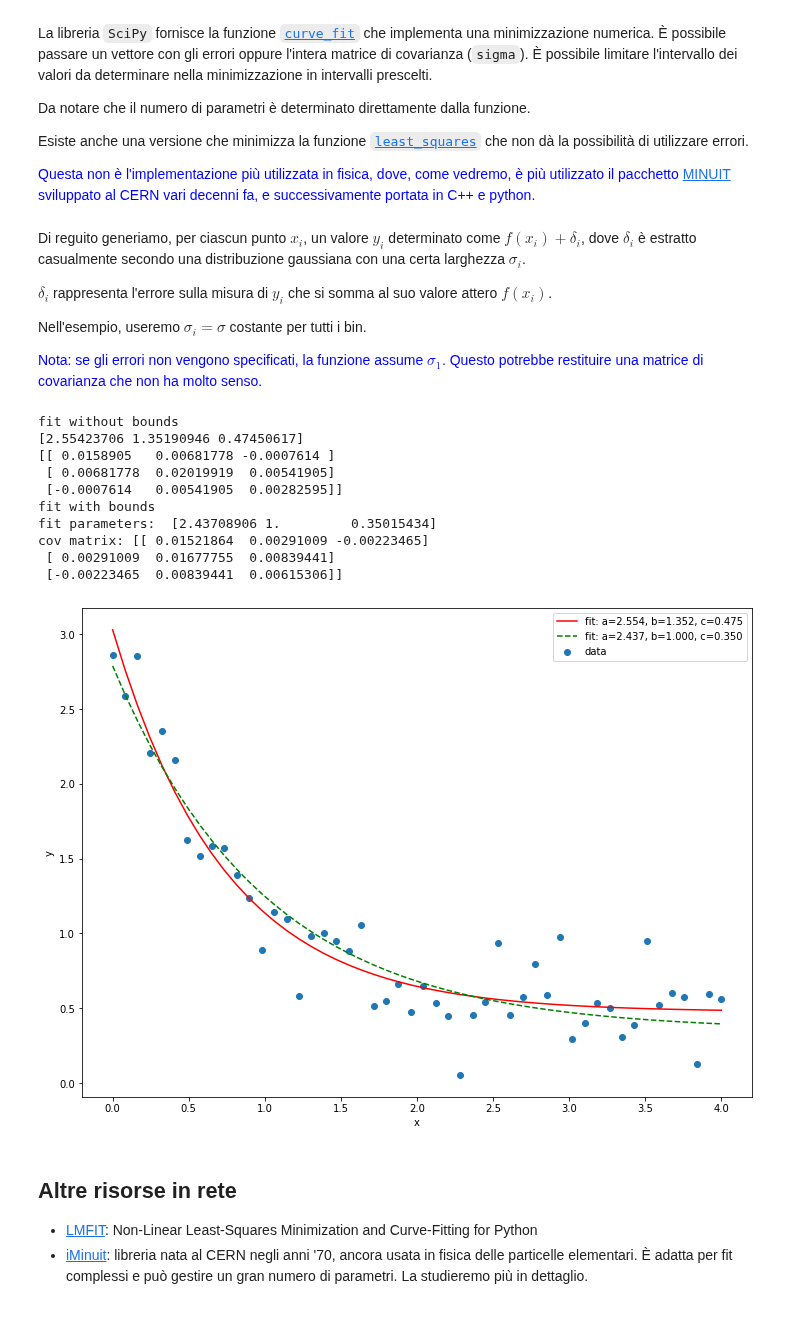
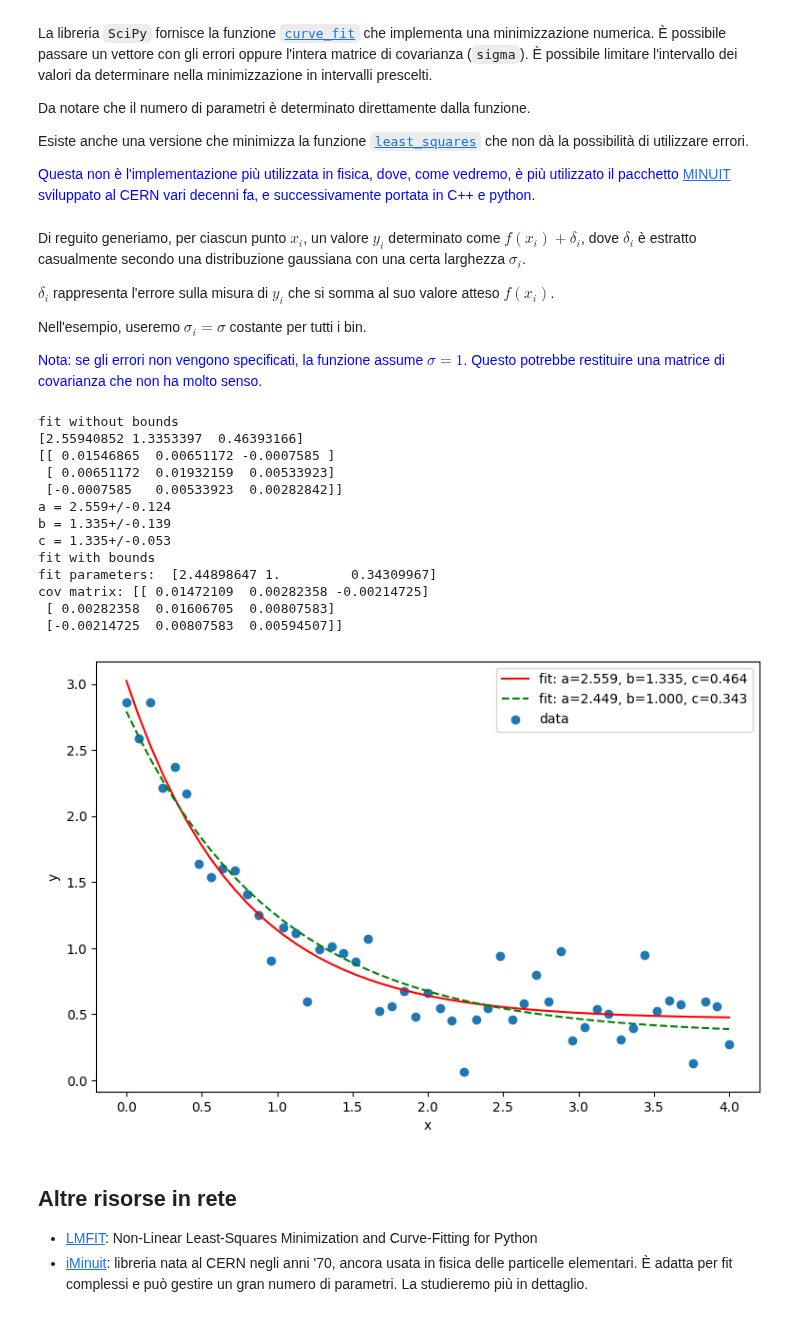
Before and after one commit to lucalista/analisi-dati-2021, a Jupyter notebook: 15.01.00__Metodi_del_minimo_chi2_e_dei_minimi_quadrati.ipynb, the cells around one changed output. Drawn from its saved outputs; the diff is of its cells as text; code cells hidden in the pictures.

```diff
--- a/15.01.00__Metodi_del_minimo_chi2_e_dei_minimi_quadrati.ipynb
+++ b/15.01.00__Metodi_del_minimo_chi2_e_dei_minimi_quadrati.ipynb
@@ -91,52 +92,58 @@ def func(x, a, b, c):
 # %% [markdown]
 Di reguito generiamo, per ciascun punto $x_i$, un valore $y_i$ determinato come $f(x_i)+\delta_i$, dove $\delta_i$ è estratto casualmente secondo una distribuzione gaussiana con una certa larghezza $\sigma_i$.
 
-$\delta_i$ rappresenta l'errore sulla misura di $y_i$ che si somma al suo valore attero $f(x_i)$.
+$\delta_i$ rappresenta l'errore sulla misura di $y_i$ che si somma al suo valore atteso $f(x_i)$.
 
 Nell'esempio, useremo $\sigma_i=\sigma$ costante per tutti i bin.
 
-<span style="color: blue">Nota: se gli errori non vengono specificati, la funzione assume $\sigma_1$. Questo potrebbe restituire una matrice di covarianza che non ha molto senso.</span>
+<span style="color: blue">Nota: se gli errori non vengono specificati, la funzione assume $\sigma=1$. Questo potrebbe restituire una matrice di covarianza che non ha molto senso.</span>
+# %%
+xdata = np.linspace(0, 4, 51)
+y = func(xdata, 2.5, 1.3, 0.5)
+np.random.seed(1729)
+sigma = 0.2
+ynoise = sigma * np.random.normal(size=xdata.size)
+ydata = y + ynoise
+sigmas = np.array([sigma]*xdata.size)
 # %%
-xdata = np.linspace(0, 4, 50)
-y = func(xdata, 2.5, 1.3, 0.5)
-np.random.seed(1729)
-sigma = 0.2
-ynoise = sigma * np.random.normal(size=xdata.size)
-ydata = y + ynoise
-sigmas = [sigma]*len(y)
-
-plt.figure(figsize=(12,9))
+plt.figure(figsize=(9,6), dpi=100)
 plt.scatter(x=xdata, y=ydata, label='data')
-popt, pcov = curve_fit(func, xdata, ydata, sigma=sigmas)
+popt, pcov = curve_fit(func, xdata, ydata, p0=[2, 1, 0], sigma=sigmas)
 print('fit without bounds')
 print(popt)
 print(pcov)
+print("a = {:.3f}+/-{:.3f}".format(popt[0],math.sqrt(pcov[0,0])))
+print("b = {:.3f}+/-{:.3f}".format(popt[1],math.sqrt(pcov[1,1])))
+print("c = {:.3f}+/-{:.3f}".format(popt[1],math.sqrt(pcov[2,2])))
 
 plt.plot(xdata, func(xdata, *popt), 'r-',
          label='fit: a=%5.3f, b=%5.3f, c=%5.3f' % tuple(popt))
-popt, pcov = curve_fit(func, xdata, ydata, sigma=sigmas, bounds=([0, 0, 0], [3., 1., 0.5]))
+popt, pcov = curve_fit(func, xdata, ydata, sigma=sigmas, p0=[2, 1, 0], bounds=([0, 0, 0], [3., 1., 0.5]))
 print('fit with bounds')
 print("fit parameters: ", popt)
 print("cov matrix:", pcov)
 
 plt.plot(xdata, func(xdata, *popt), 'g--',
          label='fit: a=%5.3f, b=%5.3f, c=%5.3f' % tuple(popt))
 plt.xlabel('x')
 plt.ylabel('y')
 plt.legend()
 plt.show()
 # %% [output]
 fit without bounds
-[2.55423706 1.35190946 0.47450617]
-[[ 0.0158905   0.00681778 -0.0007614 ]
- [ 0.00681778  0.02019919  0.00541905]
- [-0.0007614   0.00541905  0.00282595]]
+[2.55940852 1.3353397  0.46393166]
+[[ 0.01546865  0.00651172 -0.0007585 ]
+ [ 0.00651172  0.01932159  0.00533923]
+ [-0.0007585   0.00533923  0.00282842]]
+a = 2.559+/-0.124
+b = 1.335+/-0.139
+c = 1.335+/-0.053
 fit with bounds
-fit parameters:  [2.43708906 1.         0.35015434]
-cov matrix: [[ 0.01521864  0.00291009 -0.00223465]
- [ 0.00291009  0.01677755  0.00839441]
- [-0.00223465  0.00839441  0.00615306]]
+fit parameters:  [2.44898647 1.         0.34309967]
+cov matrix: [[ 0.01472109  0.00282358 -0.00214725]
+ [ 0.00282358  0.01606705  0.00807583]
+ [-0.00214725  0.00807583  0.00594507]]
-[figure, old version]
+[figure, new version]
 # %% [markdown]
 ## Altre risorse in rete
 
```
Also changed, not shown: parts of 3 cells of this notebook.
